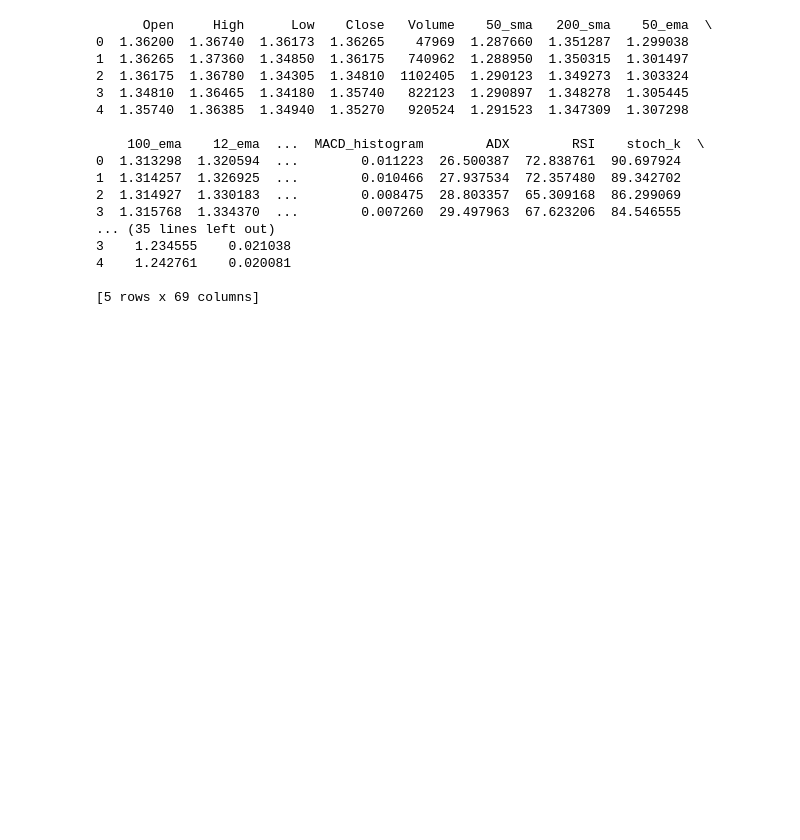
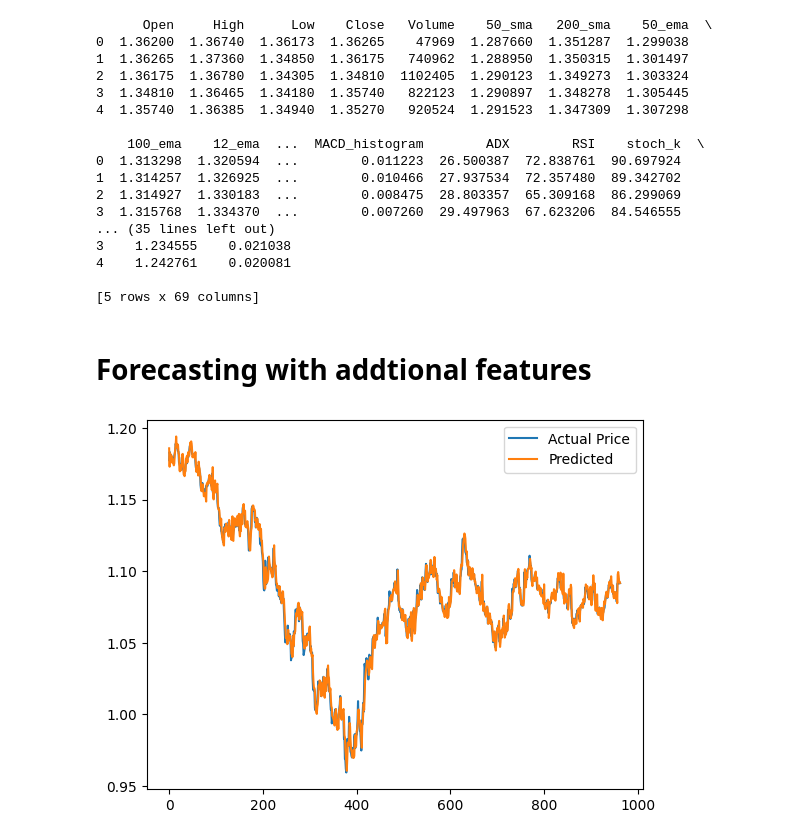
Before and after one commit to D-Mutabazi/Data-Engineering-Projects-and-Coursework, a Jupyter notebook: MLR_forecast.ipynb, the cells around one changed output. Saved outputs shown, nothing was run; the diff lists cells and outputs as text; code cells hidden in the pictures; blank space fills up the shorter version.

```diff
--- a/MLR_forecast.ipynb
+++ b/MLR_forecast.ipynb
@@ -816,11 +838,11 @@ print(multivariateDataset.head())
 
 multivariateDataset = multivariateDataset.to_numpy()
 
-X, Y = multivariateFeatureLag(multivariateDataset,n_past, n_future, target_col )
+m_X, m_Y = multivariateFeatureLag(multivariateDataset,n_past, n_future, target_col )
 
-feature_columns = [f'feature_{i}' for i in range(X.shape[1])]  # Name columns as 'feature_0', 'feature_1', ...
-df_features = pd.DataFrame(X, columns=feature_columns)
-df_response = pd.DataFrame(Y, columns=['Target'])
+feature_columns = [f'feature_{i}' for i in range(m_X.shape[1])]  # Name columns as 'feature_0', 'feature_1', ...
+df_features = pd.DataFrame(m_X, columns=feature_columns)
+df_response = pd.DataFrame(m_Y, columns=['Target'])
 
 print(df_features.head())
 # %% [output]
@@ -841,3 +863,26 @@ print(df_features.head())
 4    1.242761    0.020081
 
 [5 rows x 69 columns]
+# %% [markdown]
+# Forecasting with addtional features
+# %%
+# data split
+m_x_train, m_x_test, m_train_y, m_test_y = train_test_split(m_X, m_Y, test_size=0.2, random_state=12, shuffle=False)
+
+#Feature scaling - weigh each feature equally
+scaler = StandardScaler()
+m_x_train = scaler.fit_transform(m_x_train)
+m_x_test = scaler.transform(m_x_test)
+
+m_model = LinearRegression(learning_rate=0.01, n_iterations=1000)
+m_model.fit(m_x_train, m_train_y)
+
+#test set
+m_predict = m_model.predict(m_x_test)
+
+plt.plot(m_test_y, label= 'Actual Price')
+plt.plot(m_predict, label ='Predicted')
+plt.legend()
+plt.show()
+# %% [output]
+[figure, added]
```
Also changed, not shown: parts of 6 cells of this notebook.
